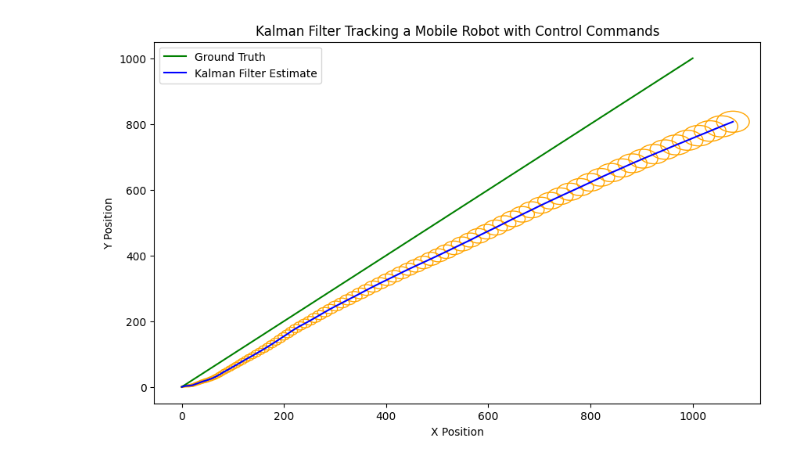
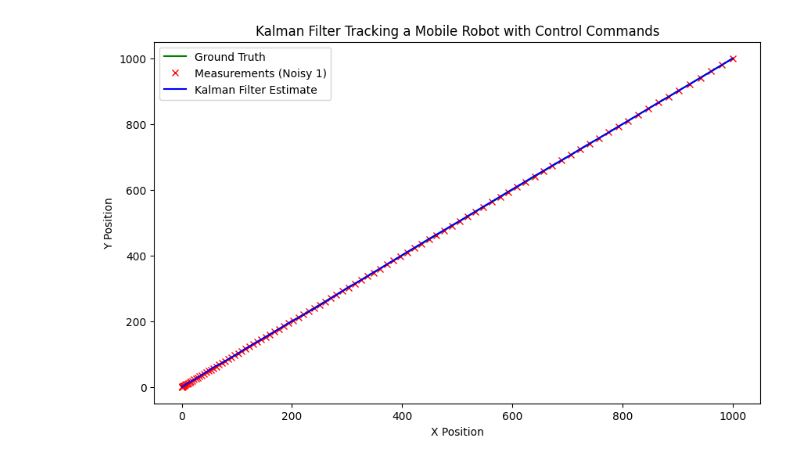
Before and after one commit to Jestin12/SegFaultExp, a Jupyter notebook: A3/P1_KalmanFilter/KF.ipynb, the cells around one changed output. Saved outputs shown, nothing was run; the diff lists cells and outputs as text; code cells hidden in the pictures.

```diff
--- a/A3/P1_KalmanFilter/KF.ipynb
+++ b/A3/P1_KalmanFilter/KF.ipynb
@@ -286,6 +286,8 @@ true_trajectory = []
 predicted_trajectory = []
 measured_positions = []
 estimated_position_covariance = []
+noisy_trajectory1 = []
+noisy_trajectory2 = []
 
 def generate_u(process_noise: float):
 
@@ -319,42 +321,63 @@ for t in range(time_steps):
     # measurement of position
     y, y_noisy = generate_y(true_state, measurement_noise)
 
+    # Generating 3 sets of noisy data
+    y1, y_noisy1 = generate_y(true_state, measurement_noise)
+    y2, y_noisy2 = generate_y(true_state, measurement_noise)
+
     predicted_state = kf.predict(u_noisy)
-    # measured_state = kf.update(y_noisy)
+    measured_state = kf.update(y_noisy)
+
+    measured1 = kf.update(y_noisy1)
+    measured2 = kf.update(y_noisy2)
 
     #TODO after prediction step
 
     #add measurements to the kalman filter at different rates and compare with the prediction only solution
     estimated_position_covariance.append(kf.P[:2, :2])
-    estimated_position_covariance.append(kf.P[:2, :2])
     true_trajectory.append(true_state[:2])
     predicted_trajectory.append(predicted_state[:2])
     measured_positions.append(measured_state[:2])
 
+    noisy_trajectory1.append(measured1[:2])
+    noisy_trajectory2.append(measured2[:2])
 
 true_trajectory = np.array(true_trajectory)
 predicted_trajectory = np.array(predicted_trajectory)
 measured_positions = np.array(measured_positions)
 estimated_position_covariance = np.array(estimated_position_covariance)
 
+noisy_trajectory1 = np.array(noisy_trajectory1)
+noisy_trajectory2 = np.array(noisy_trajectory2)
+
+
 # plotting
-# change as required!
 
 fig = plt.figure(figsize=(10, 6))
 ax = fig.gca()
 
-for cov, pos in zip(estimated_position_covariance, predicted_trajectory):
-  plot_position_covariance(ax, pos, cov)
+# for cov, pos in zip(estimated_position_covariance, predicted_trajectory):
+#   plot_position_covariance(ax, pos, cov)
 
 # Plot results
 ax.plot(true_trajectory[:, 0], true_trajectory[:, 1], 'g-', label='Ground Truth')
-# ax.plot(measured_positions[:, 0], measured_positions[:, 1], 'rx', label='Measurements (Noisy)')
+
+
+ax.plot(measured_positions[:, 0], measured_positions[:, 1], 'rx', label='Measurements (Noisy 1)')
+
+# Additional noisy measurements
+# ax.plot(noisy_trajectory1[:, 0], noisy_trajectory1[:, 1], 'bx', label='Measurements (Noisy 2)')
+# ax.plot(noisy_trajectory2[:, 0], noisy_trajectory2[:, 1], 'mx', label='Measurements (Noisy 3)')
+
 ax.plot(predicted_trajectory[:, 0], predicted_trajectory[:, 1], 'b-', label='Kalman Filter Estimate')
+
 ax.legend()
 ax.set_xlabel('X Position')
 ax.set_ylabel('Y Position')
 ax.set_title('Kalman Filter Tracking a Mobile Robot with Control Commands')
+# ax.set_title('Three sets of Noisy Measurements')
+
 
 plt.show()
 # %% [output]
-[figure, old version]
+[figure, new version]
```
